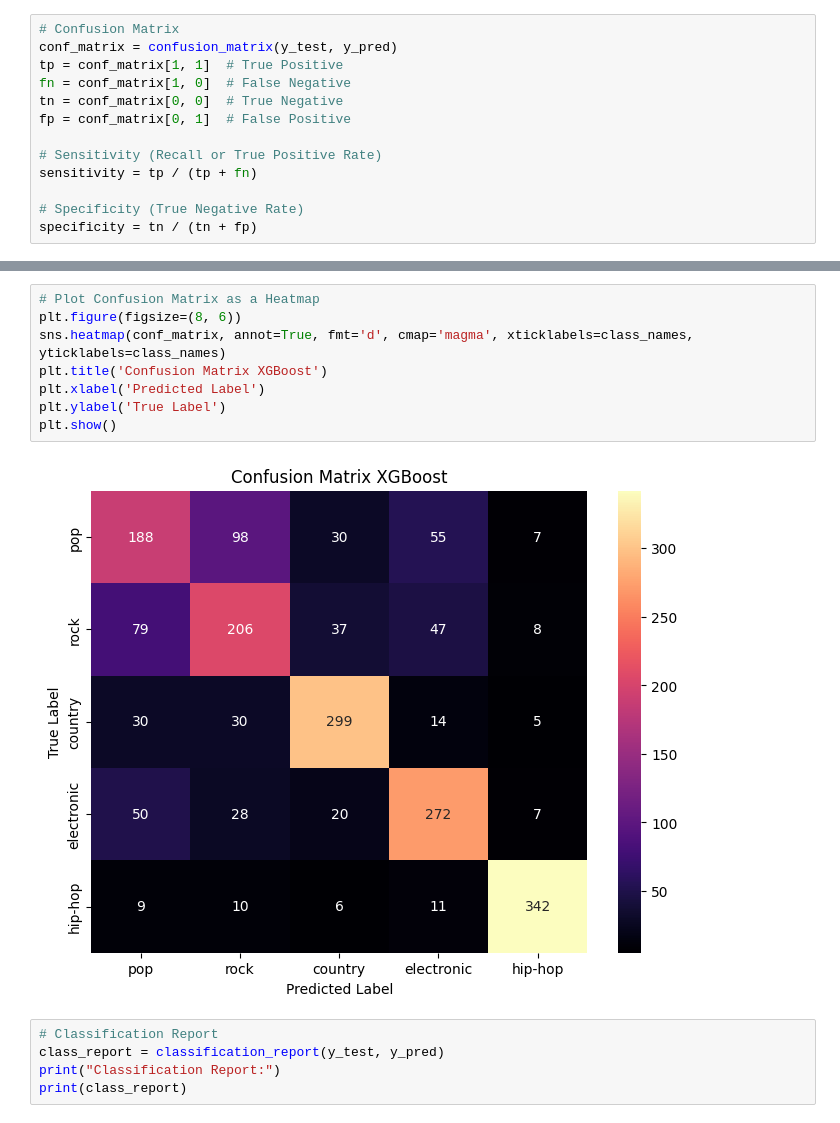
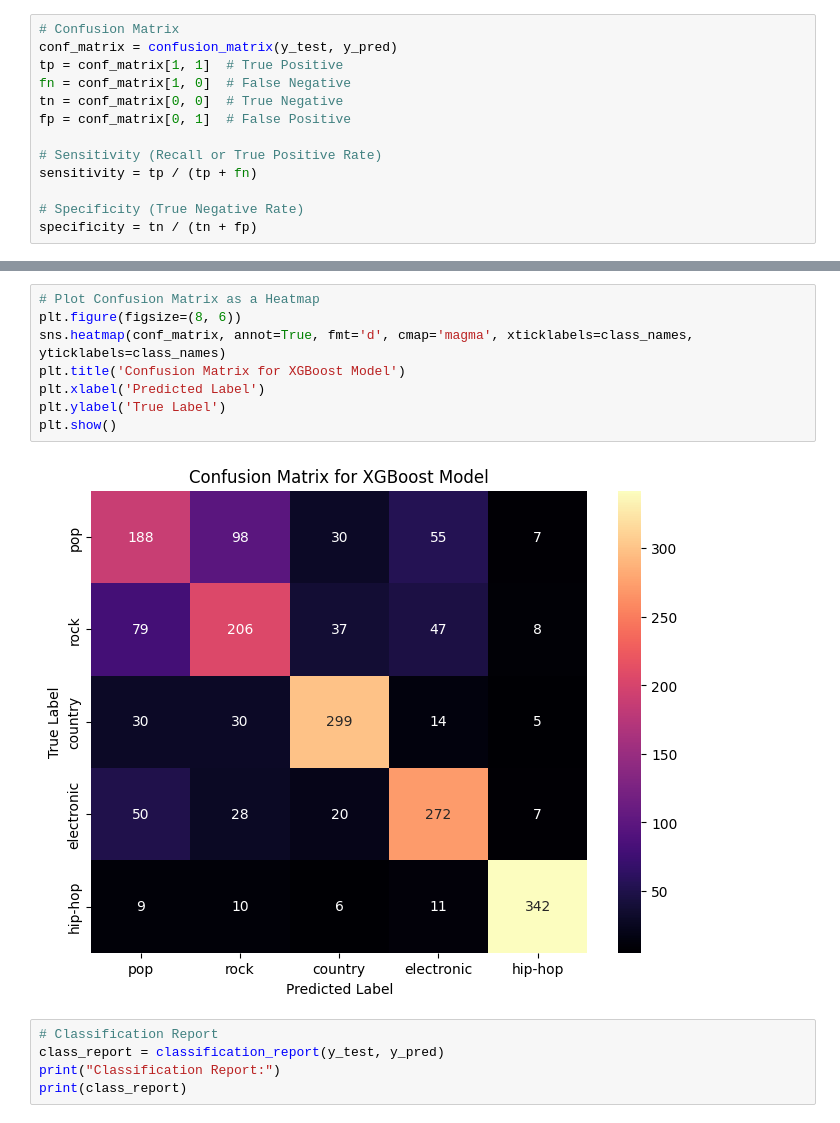
Before and after one commit to Akashdip-N/Predicting-song-genre-using-NLP, a Jupyter notebook: x23218461.ipynb, the cells around one changed output, grey strips where cells are left out. Saved outputs shown, nothing was run; the diff lists cells and outputs as text.

```diff
--- a/x23218461.ipynb
+++ b/x23218461.ipynb
@@ -590,13 +697,13 @@ Specificity: 0.6573426573426573
 # %%
 # Plot Confusion Matrix as a Heatmap
 plt.figure(figsize=(8, 6))
 sns.heatmap(conf_matrix, annot=True, fmt='d', cmap='magma', xticklabels=class_names, yticklabels=class_names)
-plt.title('Confusion Matrix XGBoost')
+plt.title('Confusion Matrix for XGBoost Model')
 plt.xlabel('Predicted Label')
 plt.ylabel('True Label')
 plt.show()
 # %% [output]
-[figure, old version]
+[figure, new version]
 # %%
 # Classification Report
 class_report = classification_report(y_test, y_pred)
```
Also changed, not shown: parts of 97 cells of this notebook.
